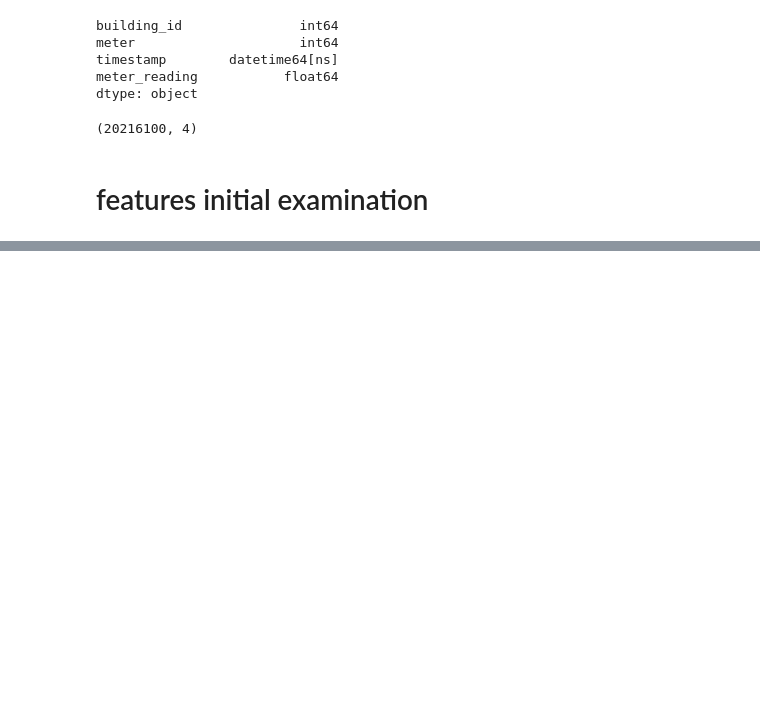
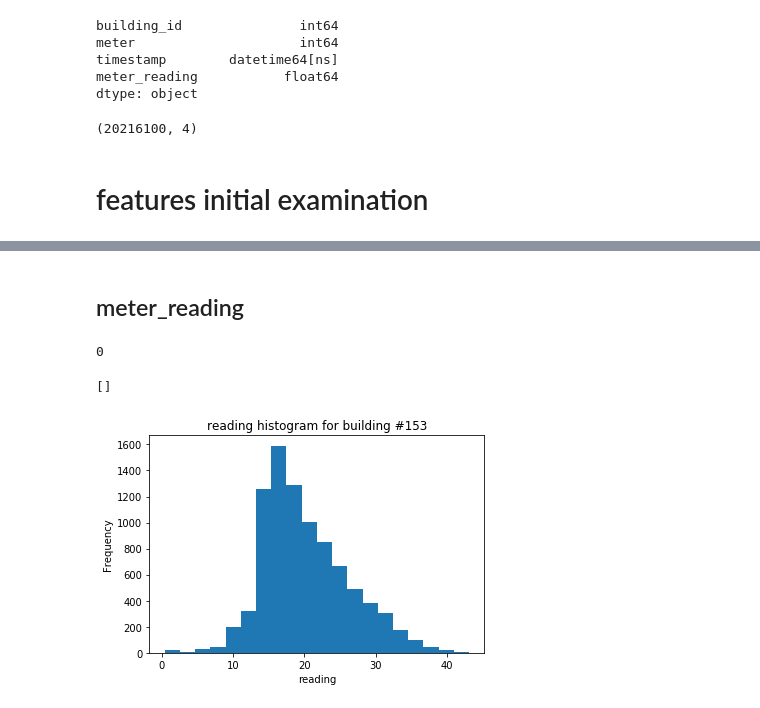
Before and after one commit to ItayElizur/kaggle_energy, a Jupyter notebook: train data examination.ipynb, the cells around one changed output, grey strips where cells are left out. Saved outputs shown, nothing was run; the diff lists cells and outputs as text; code cells hidden in the pictures; blank space fills up the shorter version.

Commit message:
some cleanings over train data

```diff
--- a/train data examination.ipynb
+++ b/train data examination.ipynb
@@ -36,0 +116,15 @@ train['meter_reading'].value_counts()[0]/train.shape[0]
+# %% [markdown]
+## meter_reading
+# %%
+np.sum(train['meter_reading'] < 0)
+# %% [output]
+0
+# %%
+building_id = 153
+train[train['building_id'] == building_id]['meter_reading'].plot.hist(bins = 20)
+plt.xlabel('reading')
+plt.title('reading histogram for building #153')
+plt.plot()
+# %% [output]
+[]
+[figure, added]
```
Also changed, not shown: parts of 35 cells of this notebook.
